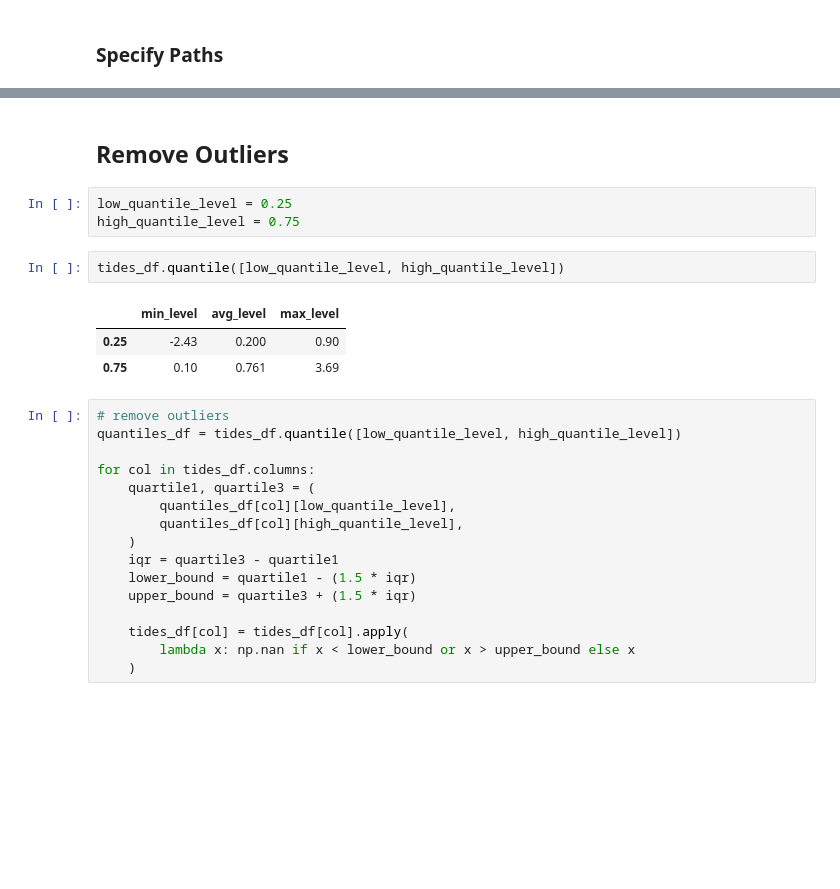
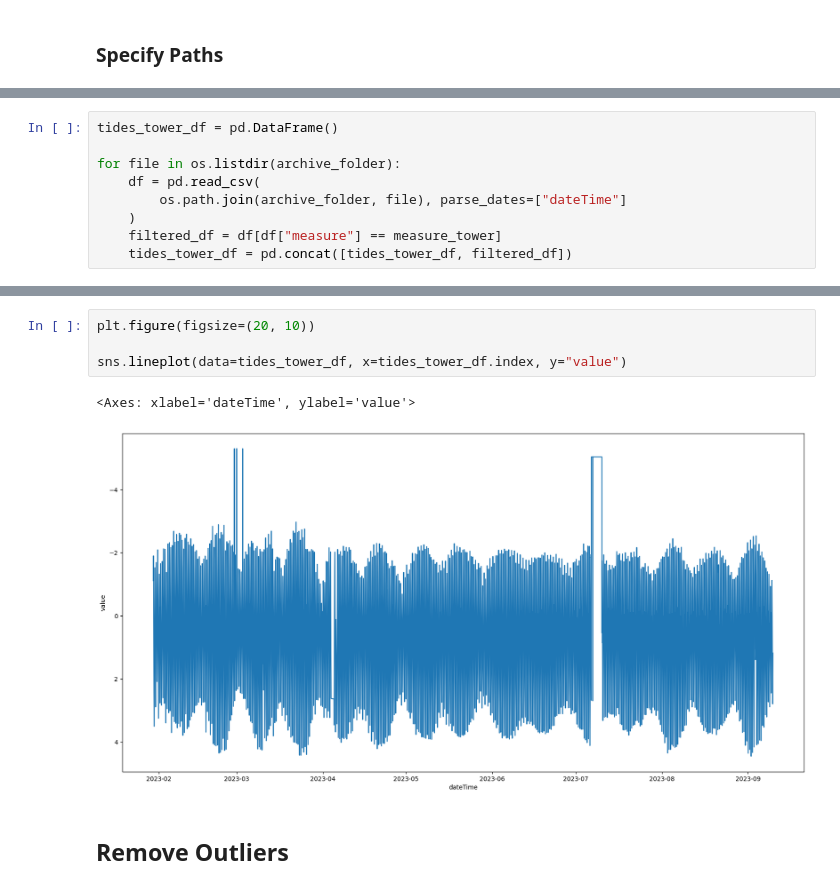
Before and after one commit to MassimilianoArca/Thames-Ecoli, a Jupyter notebook: thames/data_preprocessing/tides.ipynb, the cells around one changed output, grey strips where cells are left out. Drawn from its saved outputs; the diff is of its cells as text; blank space fills up the shorter version.

```diff
--- a/thames/data_preprocessing/tides.ipynb
+++ b/thames/data_preprocessing/tides.ipynb
@@ -20 +37,10 @@ temporary_results_folder = os.path.join(data_folder, "temporary results")
+# %%
+tides_tower_df = pd.DataFrame()
+
+for file in os.listdir(archive_folder):
+    df = pd.read_csv(
+        os.path.join(archive_folder, file), parse_dates=["dateTime"]
+    )
+    filtered_df = df[df["measure"] == measure_tower]
+    tides_tower_df = pd.concat([tides_tower_df, filtered_df])
 # %% [markdown]
@@ -41,27 +84,9 @@ tides_df.sort_index(inplace=True)
+# %%
+plt.figure(figsize=(20, 10))
+
+sns.lineplot(data=tides_tower_df, x=tides_tower_df.index, y="value")
+# %% [output]
+<Axes: xlabel='dateTime', ylabel='value'>
+[figure, added]
 # %% [markdown]
 ## Remove Outliers
-# %%
-low_quantile_level = 0.25
-high_quantile_level = 0.75
-# %%
-tides_df.quantile([low_quantile_level, high_quantile_level])
-# %% [output]
-|  | min_level | avg_level | max_level |
-| 0.25 | -2.43 | 0.200 | 0.90 |
-| 0.75 | 0.10 | 0.761 | 3.69 |
-# %%
-# remove outliers
-quantiles_df = tides_df.quantile([low_quantile_level, high_quantile_level])
-
-for col in tides_df.columns:
-    quartile1, quartile3 = (
-        quantiles_df[col][low_quantile_level],
-        quantiles_df[col][high_quantile_level],
-    )
-    iqr = quartile3 - quartile1
-    lower_bound = quartile1 - (1.5 * iqr)
-    upper_bound = quartile3 + (1.5 * iqr)
-
-    tides_df[col] = tides_df[col].apply(
-        lambda x: np.nan if x < lower_bound or x > upper_bound else x
-    )
```
Also changed, not shown: parts of 55 cells of this notebook, 8 other files.
